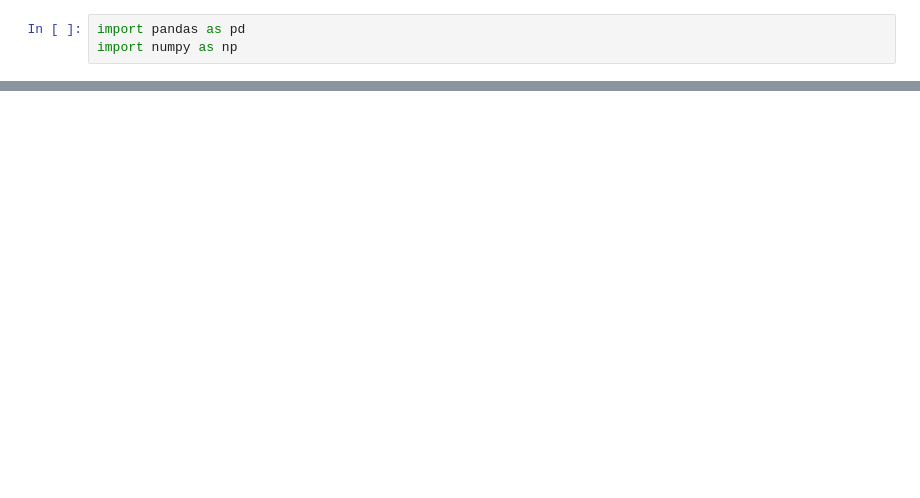
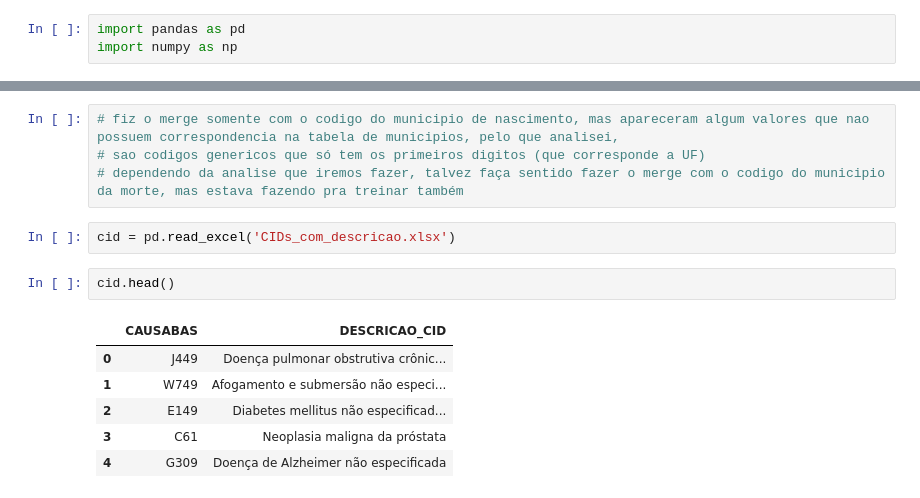
Before and after one commit to MatheusCabizuca/PROJETO_ADA_MODULO_1, a Jupyter notebook: Teste-Projeto.ipynb, the cells around one changed output, grey strips where cells are left out. Cells and saved outputs as stored; diff of their text form; blank space fills up the shorter version.

```diff
--- a/Teste-Projeto.ipynb
+++ b/Teste-Projeto.ipynb
@@ -85,0 +99,15 @@ memory usage: 60.6 MB
+# %%
+# fiz o merge somente com o codigo do municipio de nascimento, mas apareceram algum valores que nao possuem correspondencia na tabela de municipios, pelo que analisei,
+# sao codigos genericos que só tem os primeiros digitos (que corresponde a UF)
+# dependendo da analise que iremos fazer, talvez faça sentido fazer o merge com o codigo do municipio da morte, mas estava fazendo pra treinar também
+# %%
+cid = pd.read_excel('CIDs_com_descricao.xlsx')
+# %%
+cid.head()
+# %% [output]
+|  | CAUSABAS | DESCRICAO_CID |
+| 0 | J449 | Doença pulmonar obstrutiva crônic... |
+| 1 | W749 | Afogamento e submersão não especi... |
+| 2 | E149 | Diabetes mellitus não especificad... |
+| 3 | C61 | Neoplasia maligna da próstata |
+| 4 | G309 | Doença de Alzheimer não especificada |
```
Also changed, not shown: parts of 14 cells of this notebook.
